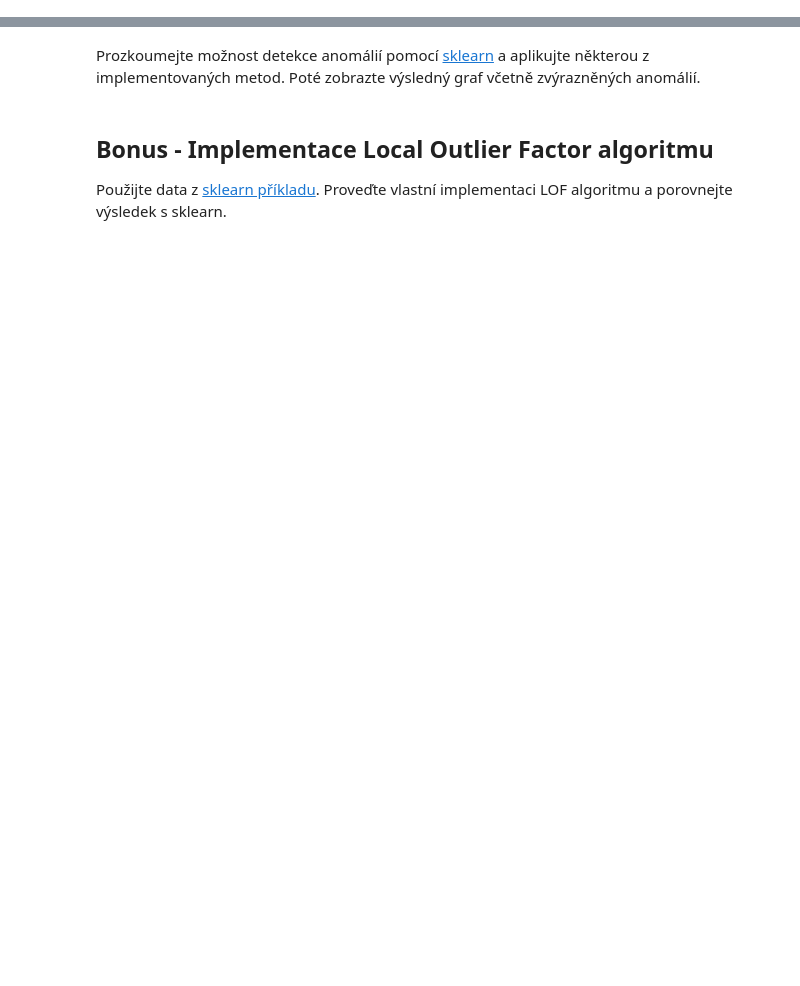
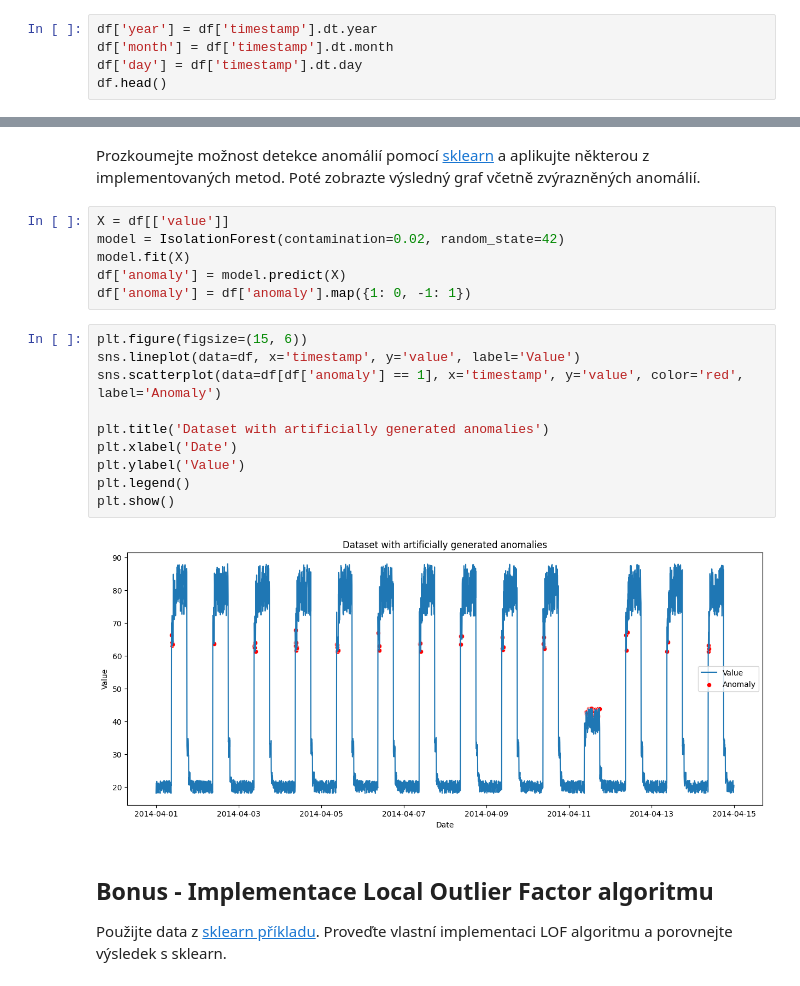
Before and after one commit to KyryloYefremov/TUL-MVD-2024-25, a Jupyter notebook: cv12/MVD 12. cvičení.ipynb, the cells around one changed output, grey strips where cells are left out. Drawn from its saved outputs; the diff is of its cells as text; blank space fills up the shorter version.

Commit message:
Done 2 part: sklearn anomaly algo

```diff
--- a/cv12/MVD 12. cvičení.ipynb
+++ b/cv12/MVD 12. cvičení.ipynb
@@ -99,3 +105,8 @@ fig = px.line(df, x=df.columns[0], y=df.columns[1],
 fig.show()
 # %% [markdown]
 Transformujte datetime do několika položek -> rok, měsíc, den, ...
+# %%
+df['year'] = df['timestamp'].dt.year
+df['month'] = df['timestamp'].dt.month
+df['day'] = df['timestamp'].dt.day
+df.head()
@@ -102,5 +120,23 @@ Transformujte datetime do několika položek -> rok, měsíc, den, ...
 # %% [markdown]
 Prozkoumejte možnost detekce anomálií pomocí [sklearn](https://scikit-learn.org/stable/modules/outlier_detection.html) a aplikujte některou z implementovaných metod. Poté zobrazte výsledný graf včetně zvýrazněných anomálií.
+# %%
+X = df[['value']]
+model = IsolationForest(contamination=0.02, random_state=42)
+model.fit(X)
+df['anomaly'] = model.predict(X)
+df['anomaly'] = df['anomaly'].map({1: 0, -1: 1})
+# %%
+plt.figure(figsize=(15, 6))
+sns.lineplot(data=df, x='timestamp', y='value', label='Value')
+sns.scatterplot(data=df[df['anomaly'] == 1], x='timestamp', y='value', color='red', label='Anomaly')
+
+plt.title('Dataset with artificially generated anomalies')
+plt.xlabel('Date')
+plt.ylabel('Value')
+plt.legend()
+plt.show()
+# %% [output]
+[figure, added]
 # %% [markdown]
 ## Bonus - Implementace Local Outlier Factor algoritmu
 Použijte data z [sklearn příkladu](https://scikit-learn.org/stable/auto_examples/neighbors/plot_lof_outlier_detection.html). Proveďte vlastní implementaci LOF algoritmu a porovnejte výsledek s sklearn.
```
Also changed, not shown: parts of 3 cells of this notebook.
